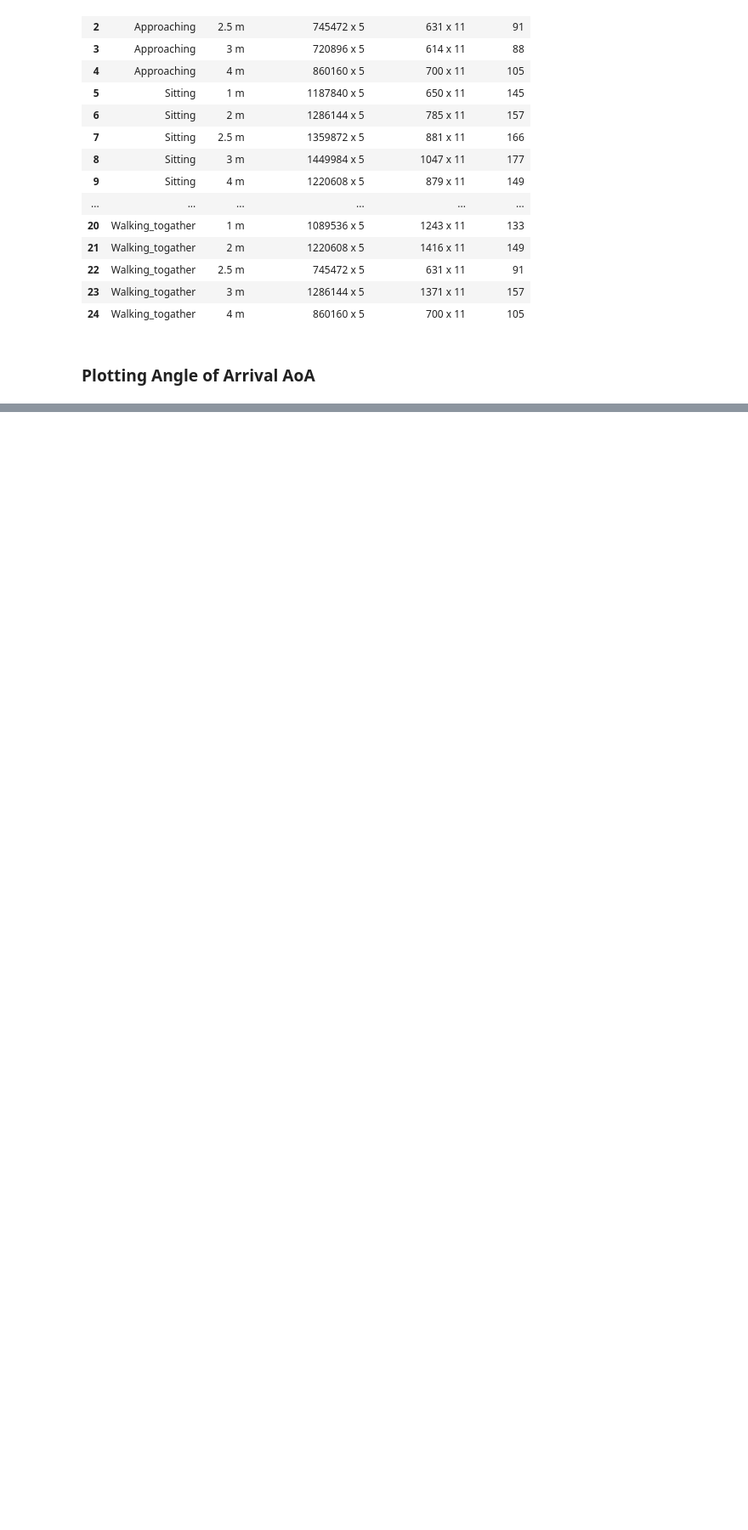
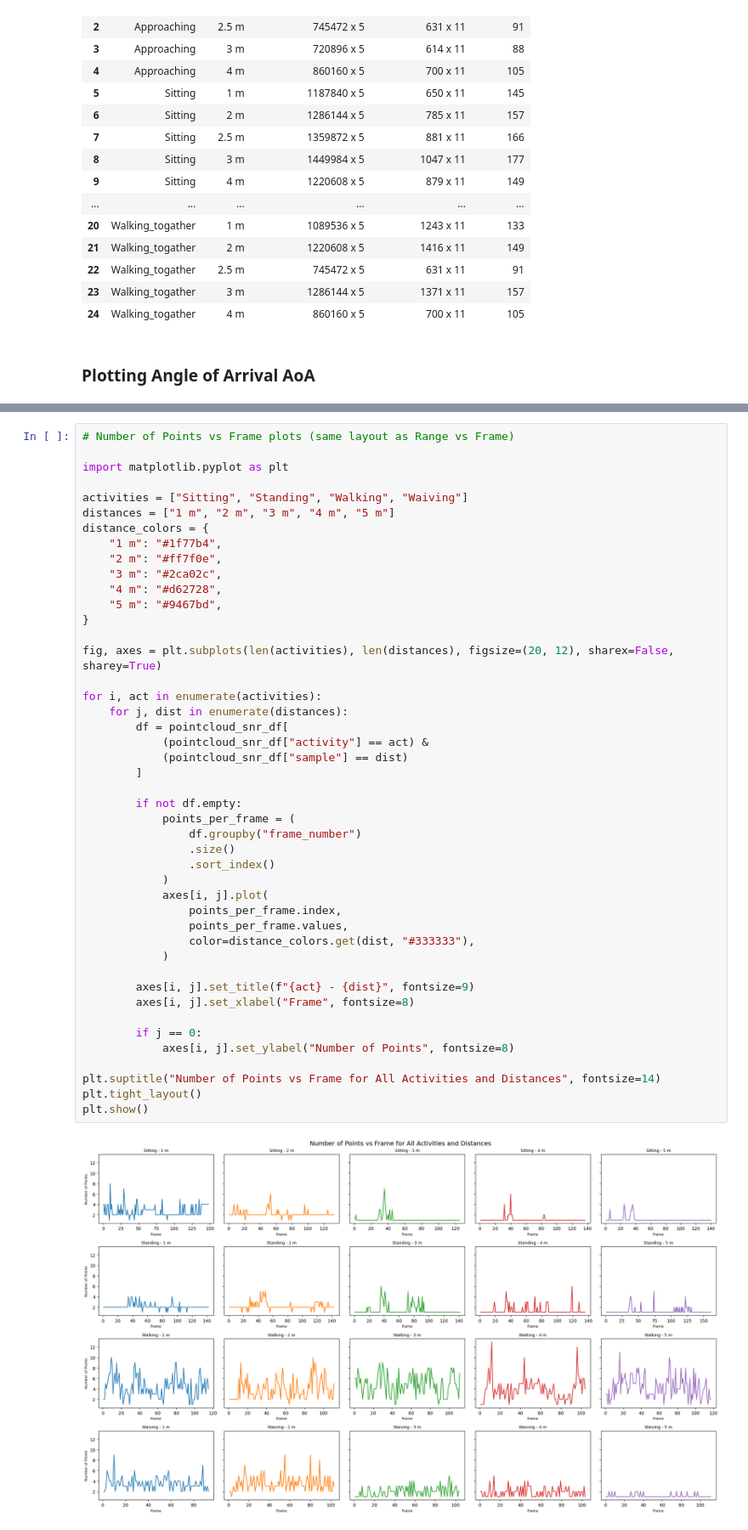
Before and after one commit to fakhrulalam/mmwave_Iwr6843Isk, a Jupyter notebook: Work/Research Data/single_activity_data_workbook.ipynb, the cells around one changed output, grey strips where cells are left out. Shown at 85% size. Saved outputs shown, nothing was run; the diff lists cells and outputs as text; blank space fills up the shorter version.

```diff
--- a/Work/Research Data/single_activity_data_workbook.ipynb
+++ b/Work/Research Data/single_activity_data_workbook.ipynb
@@ -508,0 +757,47 @@ for activity_dir in activity_dirs:
+# %%
+# Number of Points vs Frame plots (same layout as Range vs Frame)
+
+import matplotlib.pyplot as plt
+
+activities = ["Sitting", "Standing", "Walking", "Waiving"]
+distances = ["1 m", "2 m", "3 m", "4 m", "5 m"]
+distance_colors = {
+    "1 m": "#1f77b4",
+    "2 m": "#ff7f0e",
+    "3 m": "#2ca02c",
+    "4 m": "#d62728",
+    "5 m": "#9467bd",
+}
+
+fig, axes = plt.subplots(len(activities), len(distances), figsize=(20, 12), sharex=False, sharey=True)
+
+for i, act in enumerate(activities):
+    for j, dist in enumerate(distances):
+        df = pointcloud_snr_df[
+            (pointcloud_snr_df["activity"] == act) &
+            (pointcloud_snr_df["sample"] == dist)
+        ]
+
+        if not df.empty:
+            points_per_frame = (
+                df.groupby("frame_number")
+                .size()
+                .sort_index()
+            )
+            axes[i, j].plot(
+                points_per_frame.index,
+                points_per_frame.values,
+                color=distance_colors.get(dist, "#333333"),
+            )
+
+        axes[i, j].set_title(f"{act} - {dist}", fontsize=9)
+        axes[i, j].set_xlabel("Frame", fontsize=8)
+
+        if j == 0:
+            axes[i, j].set_ylabel("Number of Points", fontsize=8)
+
+plt.suptitle("Number of Points vs Frame for All Activities and Distances", fontsize=14)
+plt.tight_layout()
+plt.show()
+# %% [output]
+[figure, added]
```
Also changed, not shown: parts of 27 cells of this notebook, 4 other files.
